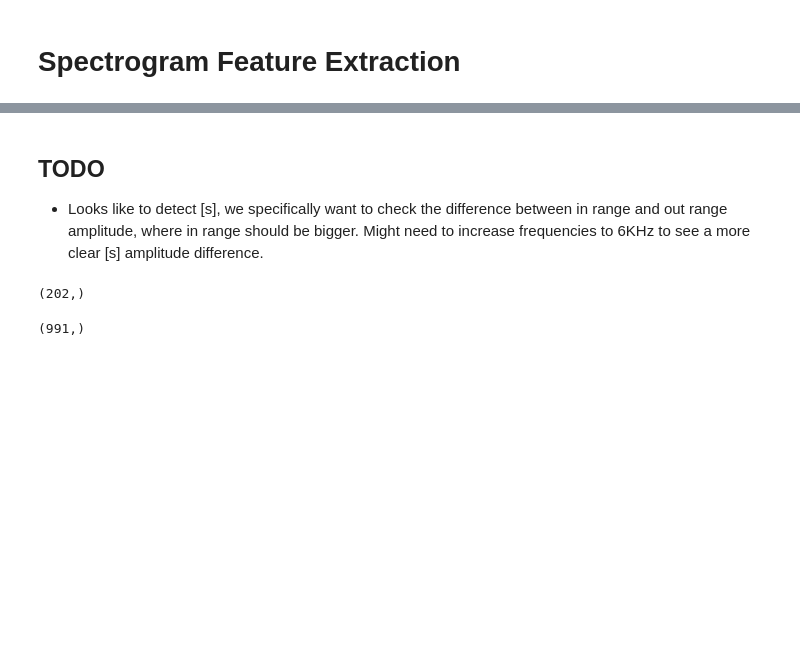
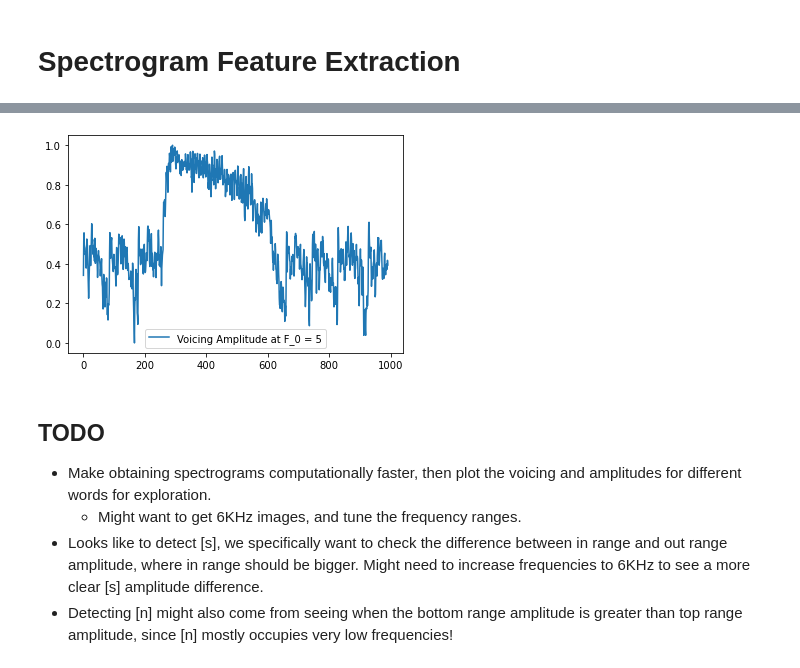
Before and after one commit to Calculasians/Praat, a Jupyter notebook: KeywordSpotting_PraatEndeavour.ipynb, the cells around one changed output, grey strips where cells are left out. Cells and saved outputs as stored; diff of their text form; code cells hidden in the pictures; blank space fills up the shorter version.

```diff
--- a/KeywordSpotting_PraatEndeavour.ipynb
+++ b/KeywordSpotting_PraatEndeavour.ipynb
@@ -181,11 +143,46 @@ plt.show()
+# %%
+def get_plot_voicing(new_spectrogram, ax=plt):
+    # 160 - 5000 Hz
+    # 3 - 90 Hz
+    # 25 - 800 Hz
+
+    f_fund_low = 3
+    f_fund_high = 25
+    num_harmonics = 5
+
+    volume_offset_spectrogram = log_new_spectrogram[0:num_harmonics*f_fund_high]
+    volume_offset_amplitude = (1/(num_harmonics*f_fund_high+1)) * np.sum(volume_offset_spectrogram, axis=0)
+
+    voicing_amplitude = np.array([0]*log_new_spectrogram[0].shape[0], dtype='float64')
+    f_fund = 0
+    for f in range(f_fund_low, f_fund_high):
+        test_voicing_amplitude = np.array([0]*log_new_spectrogram[0].shape[0], dtype='float64')
+        for i in range(1, num_harmonics+1):
+            test_voicing_amplitude += (log_new_spectrogram[i*f]) # This is what the paper did, but maybe isn't good (log_new_spectrogram[i*f] - volume_offset_amplitude)
+        # Normalize
+        max_val = np.quantile(test_voicing_amplitude, 1)
+        min_val = np.quantile(test_voicing_amplitude, 0)
+        test_voicing_amplitude = (test_voicing_amplitude - min_val) / (max_val - min_val)
+        # Find f that gives the greatest magnitude
+        curr_sum = np.sum(test_voicing_amplitude)
+        if (curr_sum > np.sum(voicing_amplitude)):
+            voicing_amplitude = test_voicing_amplitude
+            f_fund = f
+
+    ax.plot(voicing_amplitude, label='Voicing Amplitude at F_0 = {f}'.format(f=f_fund))
+
+    ax.legend()
+    if (ax==plt):
+        ax.show()
+
+    return voicing_amplitude
+# %%
+voicing_amplitude = get_plot_voicing(new_spectrogram)
+# %% [output]
+[figure, added]
 # %% [markdown]
 ## TODO
+- Make obtaining spectrograms computationally faster, then plot the voicing and amplitudes for different words for exploration.
+    - Might want to get 6KHz images, and tune the frequency ranges.
 - Looks like to detect [s], we specifically want to check the difference between in range and out range amplitude, where in range should be bigger. Might need to increase frequencies to 6KHz to see a more clear [s] amplitude difference.
+- Detecting [n] might also come from seeing when the bottom range amplitude is greater than top range amplitude, since [n] mostly occupies very low frequencies!
-# %%
-f1_og.shape
-# %% [output]
-(202,)
-# %%
-voicing_amplitude.shape
-# %% [output]
-(991,)
```
Also changed, not shown: parts of 15 cells of this notebook.
